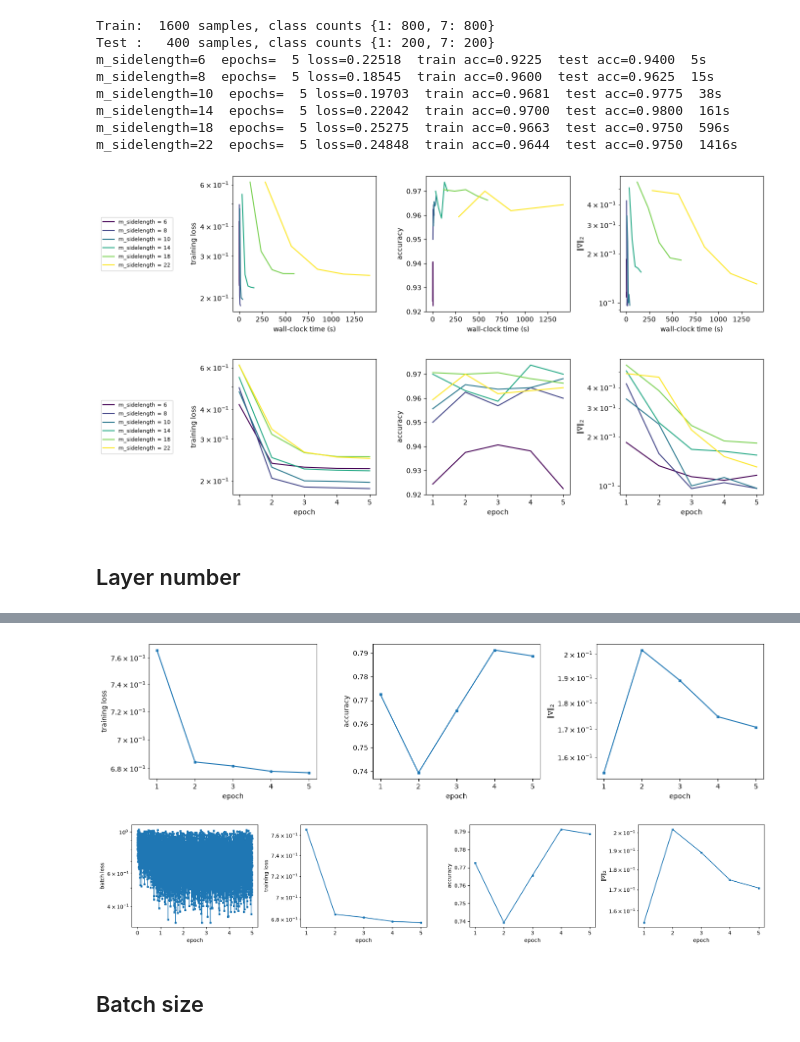
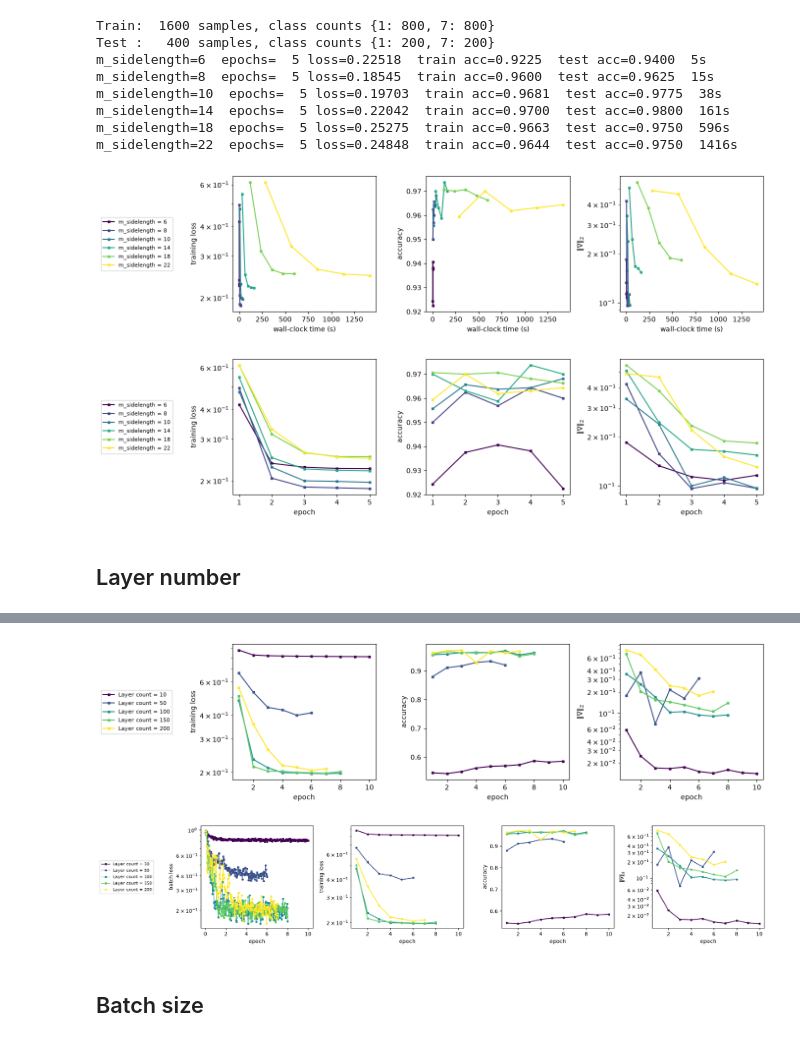
Before and after one commit to kaschdaniel/MANTIS, a Jupyter notebook: Training.ipynb, the cells around one changed output, grey strips where cells are left out. Saved outputs shown, nothing was run; the diff lists cells and outputs as text; code cells hidden in the pictures.

Commit message:
Unified sweeping methods in the main

```diff
--- a/Training.ipynb
+++ b/Training.ipynb
@@ -262,11 +262,15 @@ m_sidelength=22  epochs=  5 loss=0.24848  train acc=0.9644  test acc=0.9750  141
 # %%
 # Just plotting relevant sweeps
 fig, _ = plot_training(trainers, sweep_values=sweep, sweep_label=sweep_label ,keys=("loss", "acc", "grad_norm"), x_axis="time")
+plt.savefig(f"results/{sweep_label}/plot_training_time.png",
+            dpi=600, bbox_inches='tight')
 # Just plotting relevant sweeps
 fig, _ = plot_training(trainers, sweep_values=sweep, sweep_label=sweep_label ,keys=("loss", "acc", "grad_norm"), x_axis="epoch")
+plt.savefig(f"results/{sweep_label}/plot_training_epoch.png",
+            dpi=600, bbox_inches='tight')
 # %% [output]
-[figure, old version]
+[figure, new version]
-[figure, old version]
+[figure, new version]
 # %% [markdown]
 ## Layer number
 # %%
@@ -284,7 +288,7 @@ E_train, Y_train, E_test, Y_test = get_data(values, number, m_side,
                         theta_enc, norm_energy, seed, balanced, split_ratio)
 
 trainers = []
-sweep=np.arange(10,20,10) #all sweeps
+sweep=[10,50,100,150,200] #all sweeps
 sweep_label="Layer count"
 
 for s in sweep:
@@ -309,5 +317,5 @@ Layer count=10  epochs=  5 loss=0.67707  train acc=0.7887  test acc=0.7875  229s
-[figure, old version]
+[figure, new version]
-[figure, old version]
+[figure, new version]
 # %% [markdown]
 ## Batch size
 # %%
```
Also changed, not shown: parts of 1 cell of this notebook, 27 other files.
